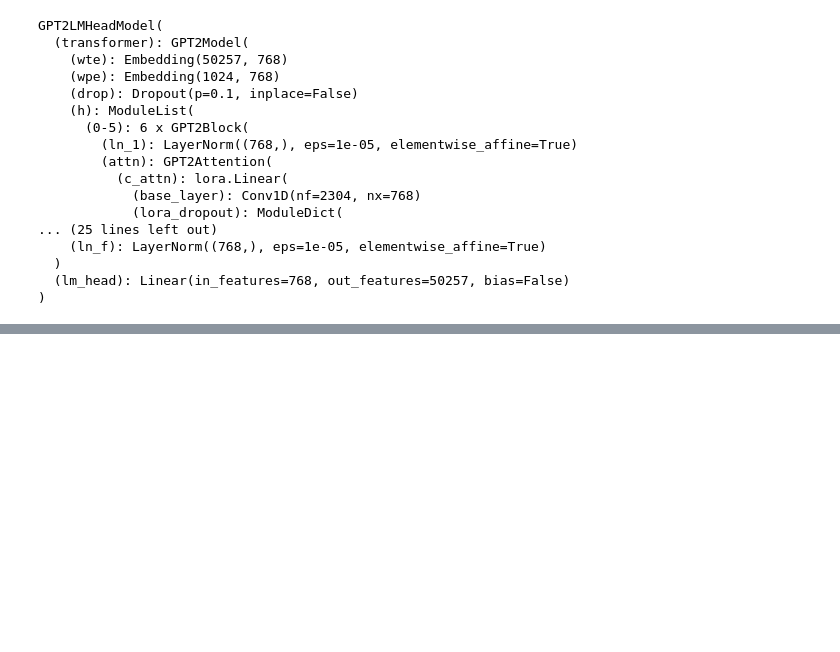
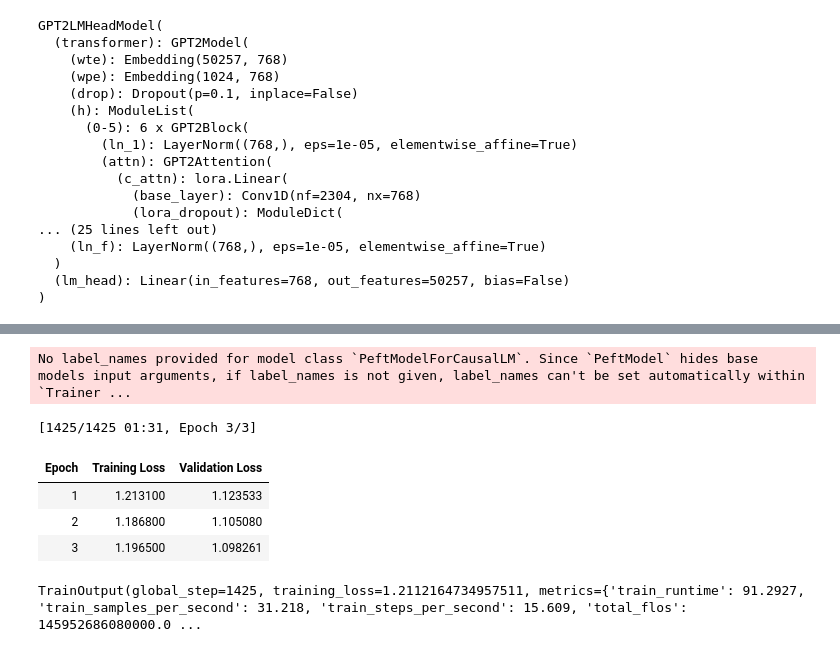
Before and after one commit to nishathooyaruban/ML_Projects, a Jupyter notebook: Fine_tuning__story__gen.ipynb, the cells around one changed output, grey strips where cells are left out. Saved outputs shown, nothing was run; the diff lists cells and outputs as text; code cells hidden in the pictures; blank space fills up the shorter version.

```diff
--- a/Fine_tuning__story__gen.ipynb
+++ b/Fine_tuning__story__gen.ipynb
@@ -216,0 +223,3 @@ Setting `pad_token_id` to `eos_token_id`:50256 for open-end generation.
+# %%
+model = AutoModelForCausalLM.from_pretrained ("/content/drive/My Drive/fine_tuned_distilgpt2_Tamil")
+model
@@ -216,0 +244,37 @@ Setting `pad_token_id` to `eos_token_id`:50256 for open-end generation.
+# %%
+model.train() #This ensures layers like Dropout & BatchNorm are active during training.
+from torch.optim import AdamW  # Correct import
+# Define new optimizer
+optimizer = AdamW(model.parameters(), lr=1e-5)
+from transformers import TrainingArguments, Trainer
+training_args = TrainingArguments(
+output_dir="./output",
+eval_strategy="epoch",
+#save_strategy="epoch",
+save_steps=500,
+learning_rate=1e-5,
+weight_decay=0.01,
+num_train_epochs=3,
+per_device_train_batch_size=2,    # Batch size (adjust for GPU memory)
+per_device_eval_batch_size=2,
+logging_steps=50,
+logging_dir="./logs",
+resume_from_checkpoint=True
+)
+trainer = Trainer(
+    model = model,
+    train_dataset=tokenized_dataset["train"],
+    eval_dataset=tokenized_dataset["test"],
+    args=training_args,
+    optimizers=(optimizer, None),
+    data_collator=data_collator
+)
+trainer.train()
+# %% [output]
+No label_names provided for model class `PeftModelForCausalLM`. Since `PeftModel` hides base models input arguments, if label_names is not given, label_names can't be set automatically within `Trainer ...
+[1425/1425 01:31, Epoch 3/3]
+| Epoch | Training Loss | Validation Loss |
+| 1 | 1.213100 | 1.123533 |
+| 2 | 1.186800 | 1.105080 |
+| 3 | 1.196500 | 1.098261 |
+TrainOutput(global_step=1425, training_loss=1.2112164734957511, metrics={'train_runtime': 91.2927, 'train_samples_per_second': 31.218, 'train_steps_per_second': 15.609, 'total_flos': 145952686080000.0 ...
```
Also changed, not shown: parts of 5 cells of this notebook.
